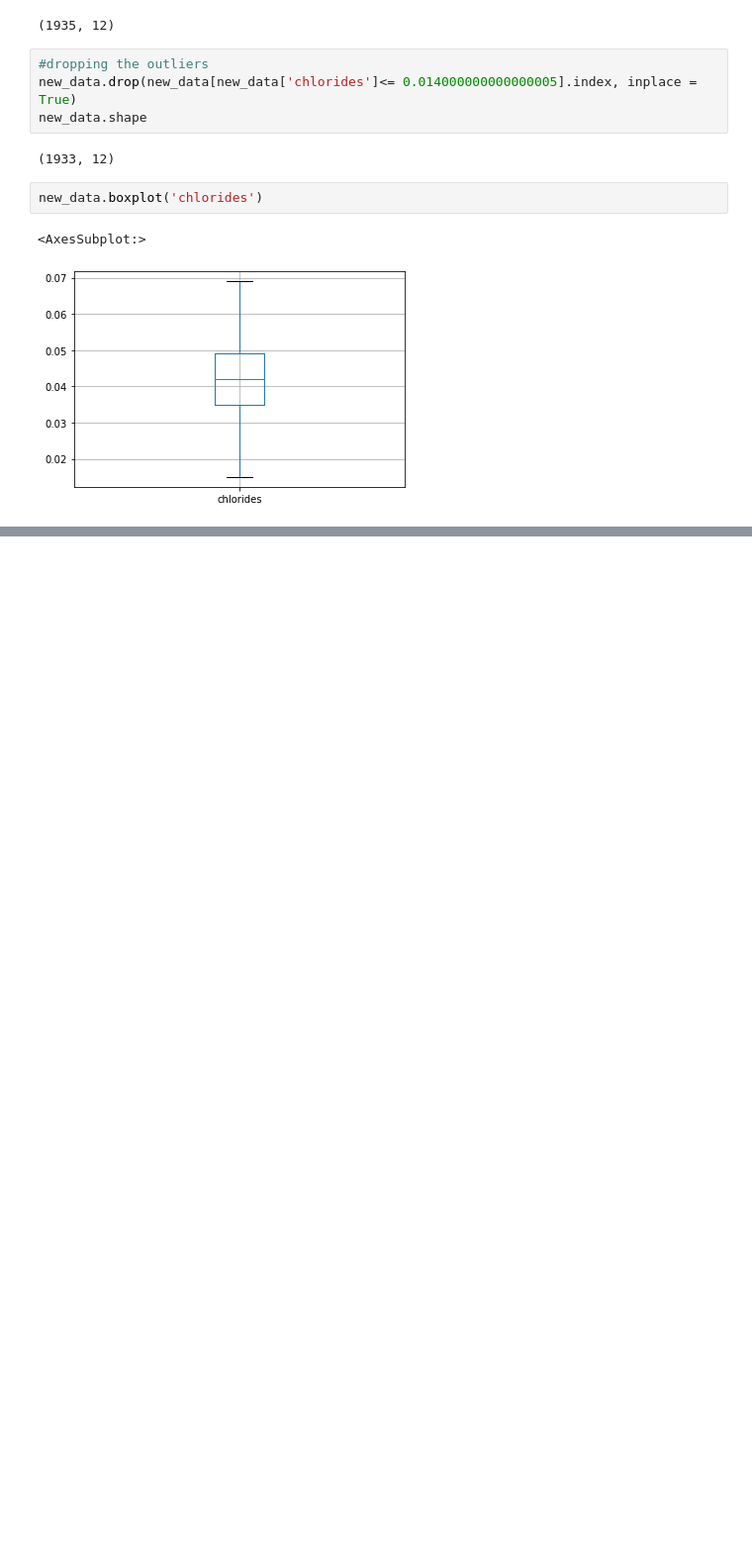
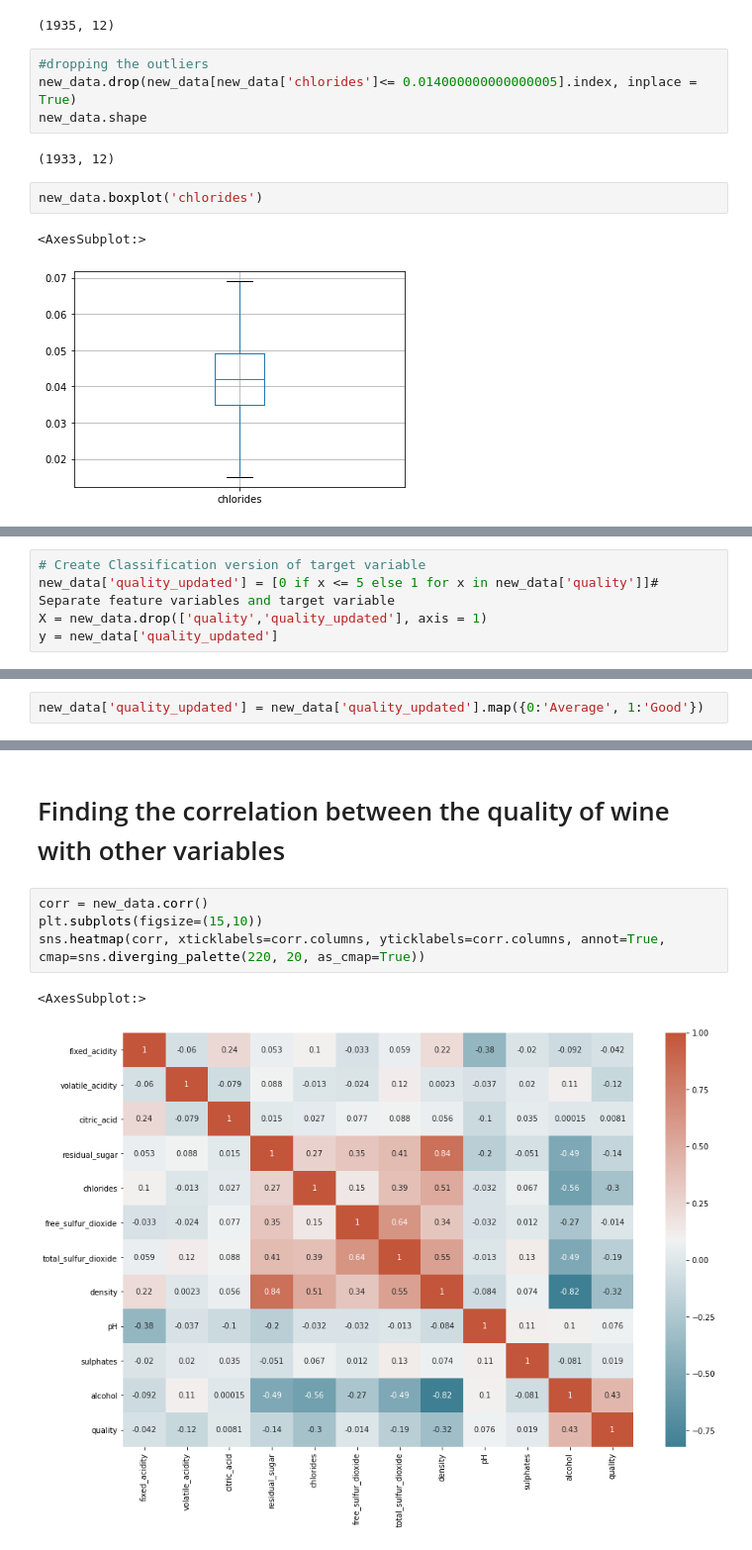
Before and after one commit to mchayan/DS_Practice, a Jupyter notebook: EDA_Practice/Assignment/Assignment_2.ipynb, the cells around one changed output, grey strips where cells are left out. Shown at 99% size. Saved outputs shown, nothing was run; the diff lists cells and outputs as text; blank space fills up the shorter version.

```diff
--- a/EDA_Practice/Assignment/Assignment_2.ipynb
+++ b/EDA_Practice/Assignment/Assignment_2.ipynb
@@ -686,0 +790,5 @@ new_data.boxplot('alcohol')
+# %%
+# Create Classification version of target variable
+new_data['quality_updated'] = [0 if x <= 5 else 1 for x in new_data['quality']]# Separate feature variables and target variable
+X = new_data.drop(['quality','quality_updated'], axis = 1)
+y = new_data['quality_updated']
@@ -686,0 +812,2 @@ new_data.boxplot('alcohol')
+# %%
+new_data['quality_updated'] = new_data['quality_updated'].map({0:'Average', 1:'Good'})
@@ -686,0 +829,9 @@ new_data.boxplot('alcohol')
+# %% [markdown]
+# Finding the correlation between the quality of wine with other variables
+# %%
+corr = new_data.corr()
+plt.subplots(figsize=(15,10))
+sns.heatmap(corr, xticklabels=corr.columns, yticklabels=corr.columns, annot=True, cmap=sns.diverging_palette(220, 20, as_cmap=True))
+# %% [output]
+<AxesSubplot:>
+[figure, added]
```
Also changed, not shown: parts of 102 cells of this notebook.
